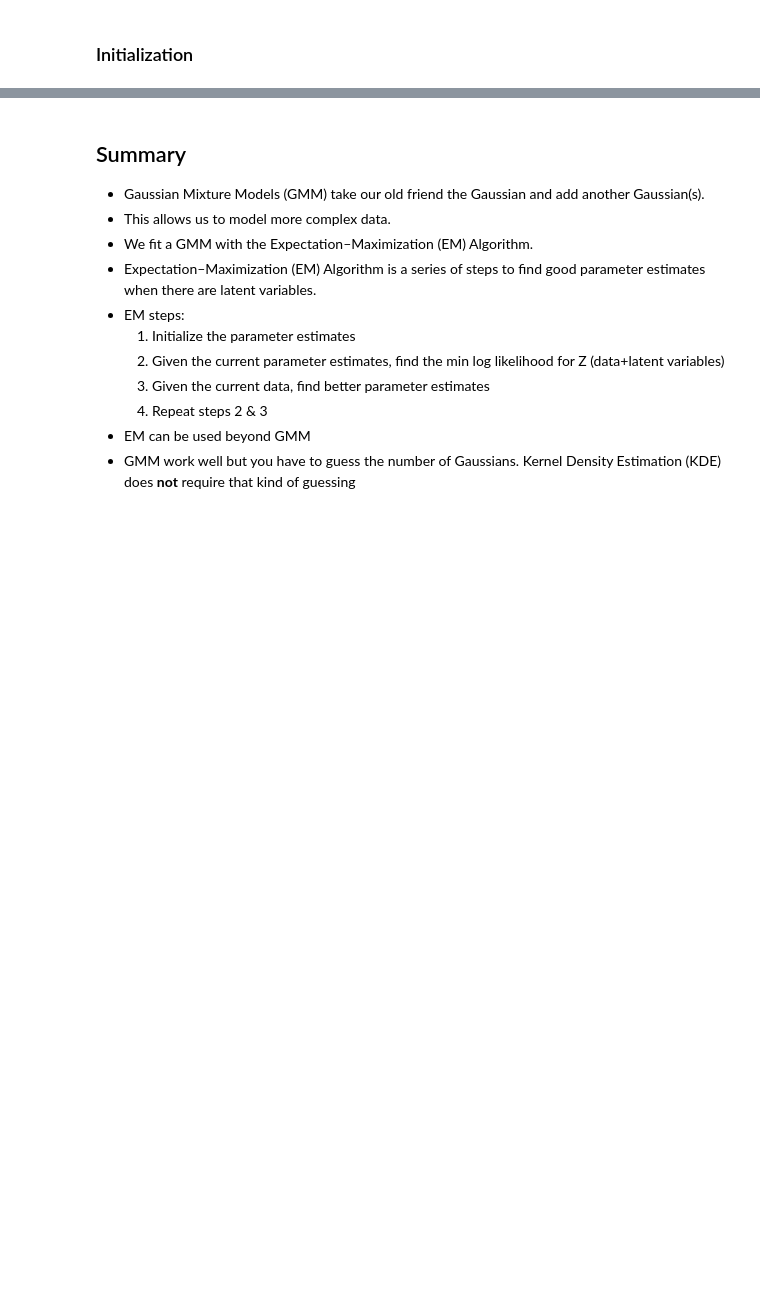
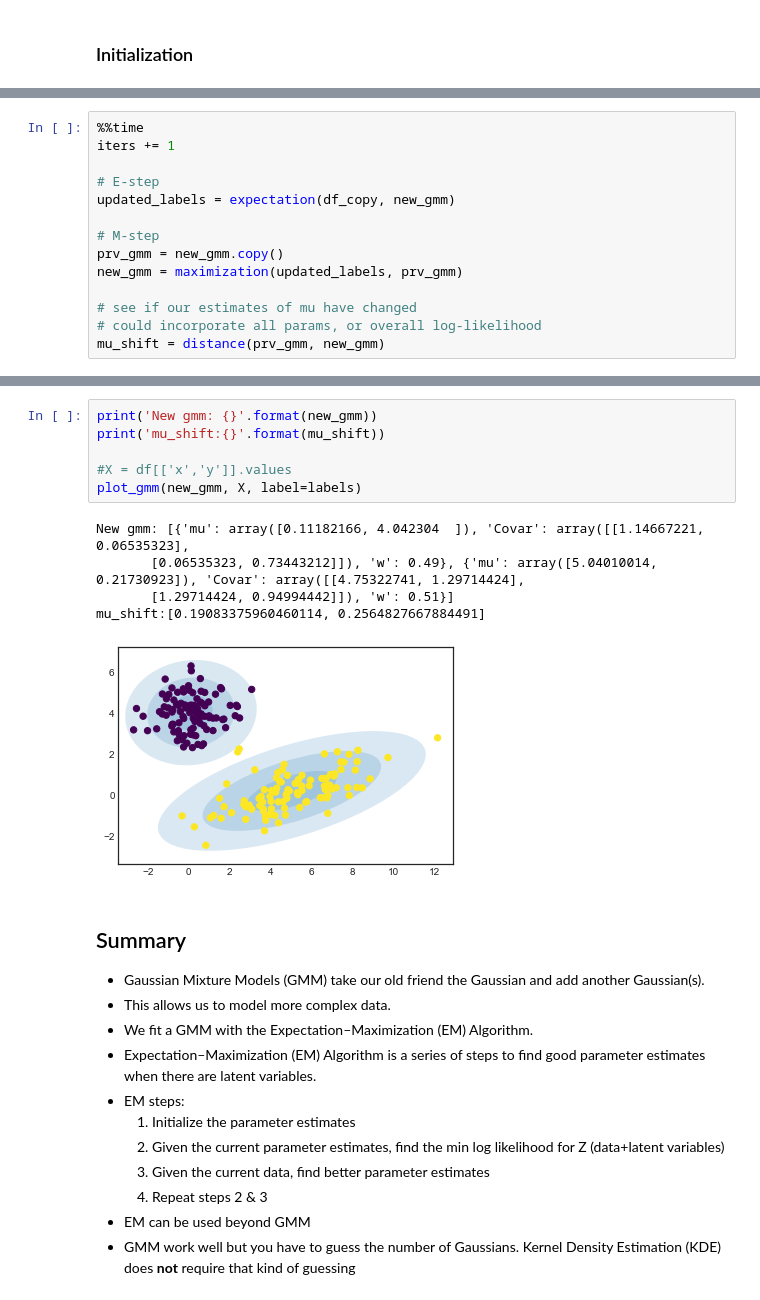
Before and after one commit to leandroohf/GMM, a Jupyter notebook: intro_to_gmm_&_em.ipynb, the cells around one changed output, grey strips where cells are left out. Saved outputs shown, nothing was run; the diff lists cells and outputs as text; blank space fills up the shorter version.

```diff
--- a/intro_to_gmm_&_em.ipynb
+++ b/intro_to_gmm_&_em.ipynb
@@ -604,0 +459,14 @@ plt.legend();
+# %%
+%%time
+iters += 1
+
+# E-step
+updated_labels = expectation(df_copy, new_gmm)
+
+# M-step
+prv_gmm = new_gmm.copy()
+new_gmm = maximization(updated_labels, prv_gmm)
+
+# see if our estimates of mu have changed
+# could incorporate all params, or overall log-likelihood
+mu_shift = distance(prv_gmm, new_gmm)
@@ -605,3 +476,15 @@ plt.legend();
+# %%
+print('New gmm: {}'.format(new_gmm))
+print('mu_shift:{}'.format(mu_shift))
+
+#X = df[['x','y']].values
+plot_gmm(new_gmm, X, label=labels)
+# %% [output]
+New gmm: [{'mu': array([0.11182166, 4.042304  ]), 'Covar': array([[1.14667221, 0.06535323],
+       [0.06535323, 0.73443212]]), 'w': 0.49}, {'mu': array([5.04010014, 0.21730923]), 'Covar': array([[4.75322741, 1.29714424],
+       [1.29714424, 0.94994442]]), 'w': 0.51}]
+mu_shift:[0.19083375960460114, 0.2564827667884491]
+[figure, added]
 # %% [markdown]
 Summary
 ----
```
Also changed, not shown: parts of 31 cells of this notebook.
